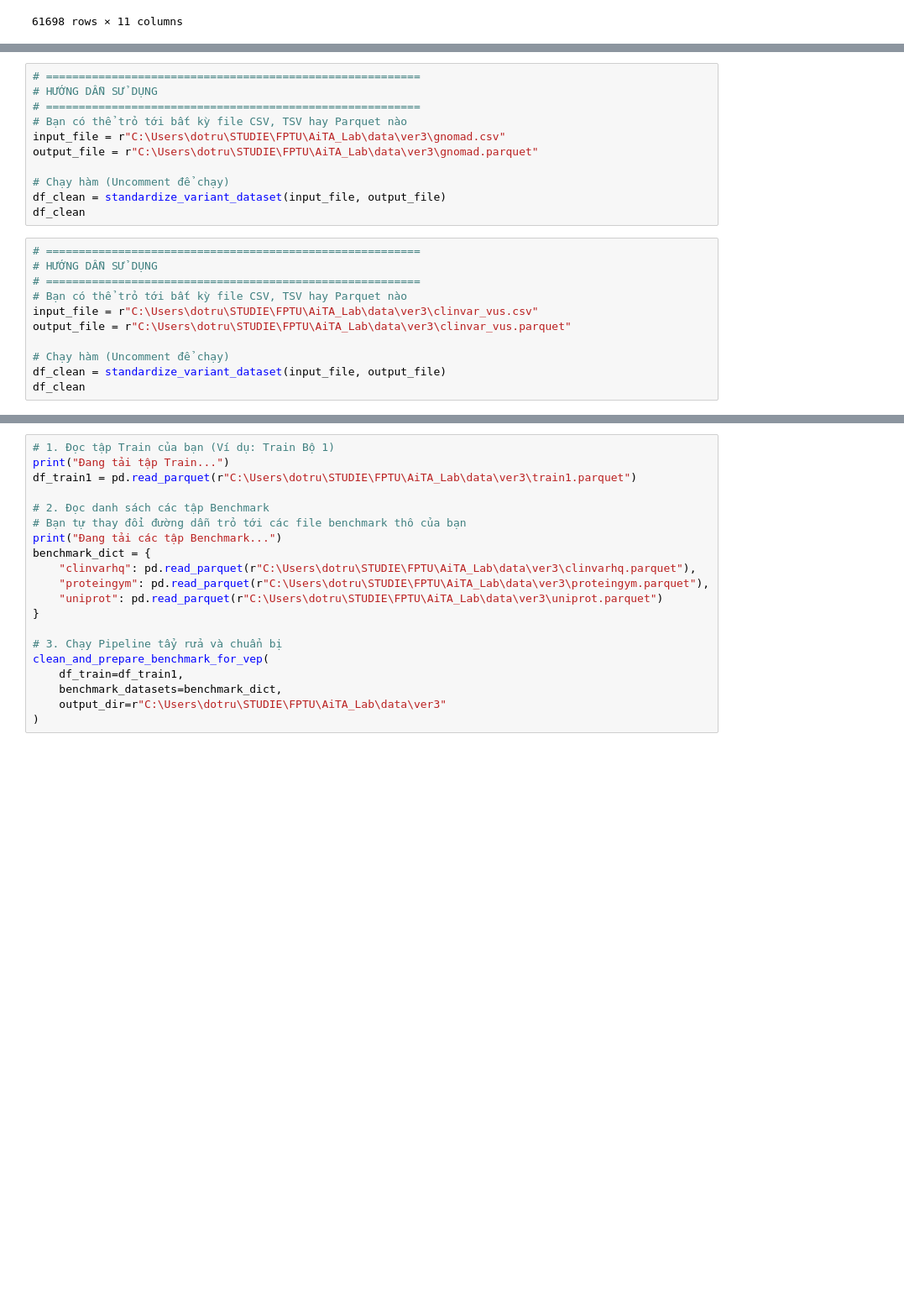
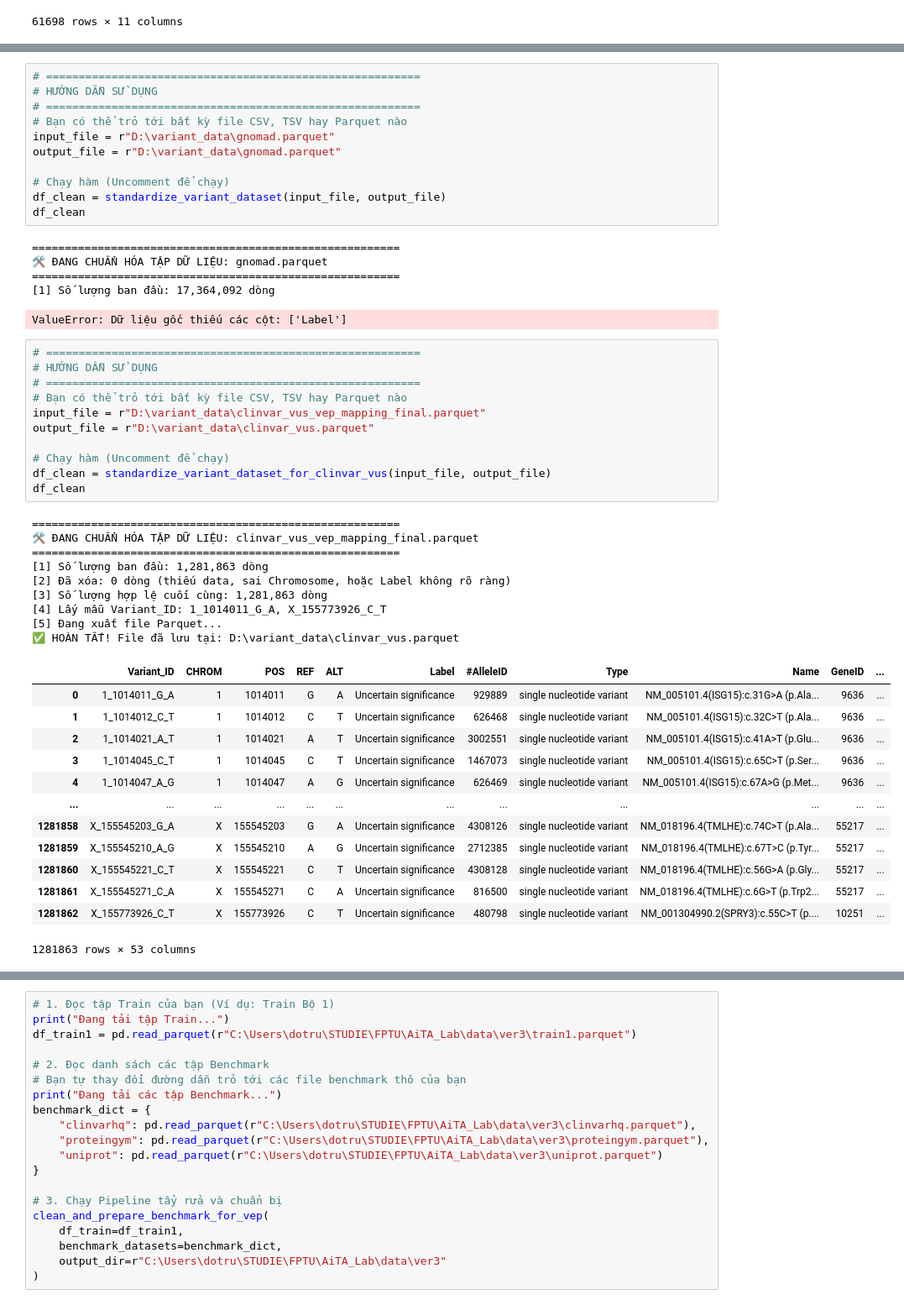
Before and after one commit to 36JungKwan/Missense_variant_pathogenicity_prediction, a Jupyter notebook: core/module01_data_processing_vep/04_01_test_data_process_overlapping.ipynb, the cells around one changed output, grey strips where cells are left out. Shown at 84% size. Drawn from its saved outputs; the diff is of its cells as text; blank space fills up the shorter version.

```diff
--- a/core/module01_data_processing_vep/04_01_test_data_process_overlapping.ipynb
+++ b/core/module01_data_processing_vep/04_01_test_data_process_overlapping.ipynb
@@ -282,23 +393,52 @@ df_clean
 # HƯỚNG DẪN SỬ DỤNG
 # =========================================================
 # Bạn có thể trỏ tới bất kỳ file CSV, TSV hay Parquet nào
-input_file = r"C:\Users\dotru\STUDIE\FPTU\AiTA_Lab\data\ver3\gnomad.csv"
-output_file = r"C:\Users\dotru\STUDIE\FPTU\AiTA_Lab\data\ver3\gnomad.parquet"
+input_file = r"D:\variant_data\gnomad.parquet"
+output_file = r"D:\variant_data\gnomad.parquet"
 
 # Chạy hàm (Uncomment để chạy)
 df_clean = standardize_variant_dataset(input_file, output_file)
 df_clean
+# %% [output]
+========================================================
+🛠️ ĐANG CHUẨN HÓA TẬP DỮ LIỆU: gnomad.parquet
+========================================================
+[1] Số lượng ban đầu: 17,364,092 dòng
+ValueError: Dữ liệu gốc thiếu các cột: ['Label']
 # %%
 # =========================================================
 # HƯỚNG DẪN SỬ DỤNG
 # =========================================================
 # Bạn có thể trỏ tới bất kỳ file CSV, TSV hay Parquet nào
-input_file = r"C:\Users\dotru\STUDIE\FPTU\AiTA_Lab\data\ver3\clinvar_vus.csv"
-output_file = r"C:\Users\dotru\STUDIE\FPTU\AiTA_Lab\data\ver3\clinvar_vus.parquet"
+input_file = r"D:\variant_data\clinvar_vus_vep_mapping_final.parquet"
+output_file = r"D:\variant_data\clinvar_vus.parquet"
 
 # Chạy hàm (Uncomment để chạy)
-df_clean = standardize_variant_dataset(input_file, output_file)
+df_clean = standardize_variant_dataset_for_clinvar_vus(input_file, output_file)
 df_clean
+# %% [output]
+========================================================
+🛠️ ĐANG CHUẨN HÓA TẬP DỮ LIỆU: clinvar_vus_vep_mapping_final.parquet
+========================================================
+[1] Số lượng ban đầu: 1,281,863 dòng
+[2] Đã xóa: 0 dòng (thiếu data, sai Chromosome, hoặc Label không rõ ràng)
+[3] Số lượng hợp lệ cuối cùng: 1,281,863 dòng
+[4] Lấy mẫu Variant_ID: 1_1014011_G_A, X_155773926_C_T
+[5] Đang xuất file Parquet...
+✅ HOÀN TẤT! File đã lưu tại: D:\variant_data\clinvar_vus.parquet
+|  | Variant_ID | CHROM | POS | REF | ALT | Label | #AlleleID | Type | Name | GeneID | ... |
+| 0 | 1_1014011_G_A | 1 | 1014011 | G | A | Uncertain significance | 929889 | single nucleotide variant | NM_005101.4(ISG15):c.31G>A (p.Ala... | 9636 | ... |
+| 1 | 1_1014012_C_T | 1 | 1014012 | C | T | Uncertain significance | 626468 | single nucleotide variant | NM_005101.4(ISG15):c.32C>T (p.Ala... | 9636 | ... |
+| 2 | 1_1014021_A_T | 1 | 1014021 | A | T | Uncertain significance | 3002551 | single nucleotide variant | NM_005101.4(ISG15):c.41A>T (p.Glu... | 9636 | ... |
+| 3 | 1_1014045_C_T | 1 | 1014045 | C | T | Uncertain significance | 1467073 | single nucleotide variant | NM_005101.4(ISG15):c.65C>T (p.Ser... | 9636 | ... |
+| 4 | 1_1014047_A_G | 1 | 1014047 | A | G | Uncertain significance | 626469 | single nucleotide variant | NM_005101.4(ISG15):c.67A>G (p.Met... | 9636 | ... |
+| ... | ... | ... | ... | ... | ... | ... | ... | ... | ... | ... | ... |
+| 1281858 | X_155545203_G_A | X | 155545203 | G | A | Uncertain significance | 4308126 | single nucleotide variant | NM_018196.4(TMLHE):c.74C>T (p.Ala... | 55217 | ... |
+| 1281859 | X_155545210_A_G | X | 155545210 | A | G | Uncertain significance | 2712385 | single nucleotide variant | NM_018196.4(TMLHE):c.67T>C (p.Tyr... | 55217 | ... |
+| 1281860 | X_155545221_C_T | X | 155545221 | C | T | Uncertain significance | 4308128 | single nucleotide variant | NM_018196.4(TMLHE):c.56G>A (p.Gly... | 55217 | ... |
+| 1281861 | X_155545271_C_A | X | 155545271 | C | A | Uncertain significance | 816500 | single nucleotide variant | NM_018196.4(TMLHE):c.6G>T (p.Trp2... | 55217 | ... |
+| 1281862 | X_155773926_C_T | X | 155773926 | C | T | Uncertain significance | 480798 | single nucleotide variant | NM_001304990.2(SPRY3):c.55C>T (p.... | 10251 | ... |
+1281863 rows × 53 columns
 # %%
 import pandas as pd
 import os
```
Also changed, not shown: parts of 4 cells of this notebook, 2 other files.
